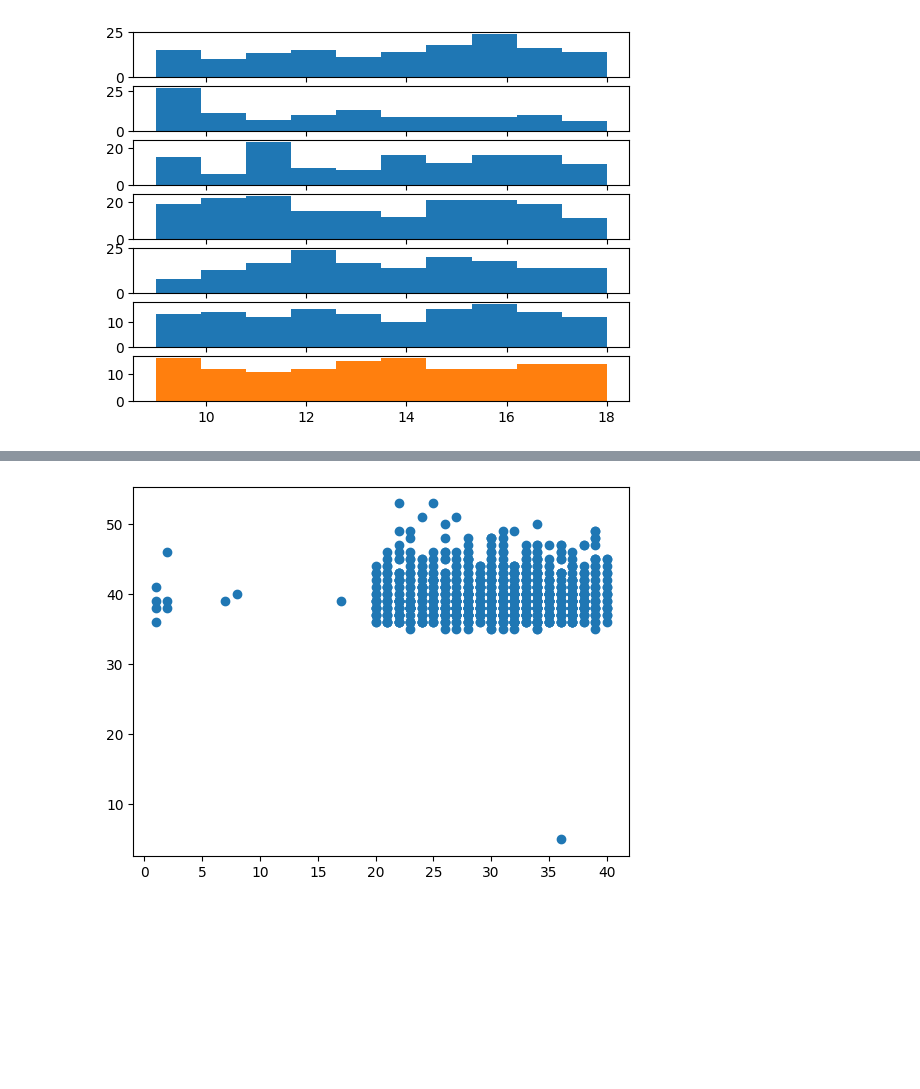
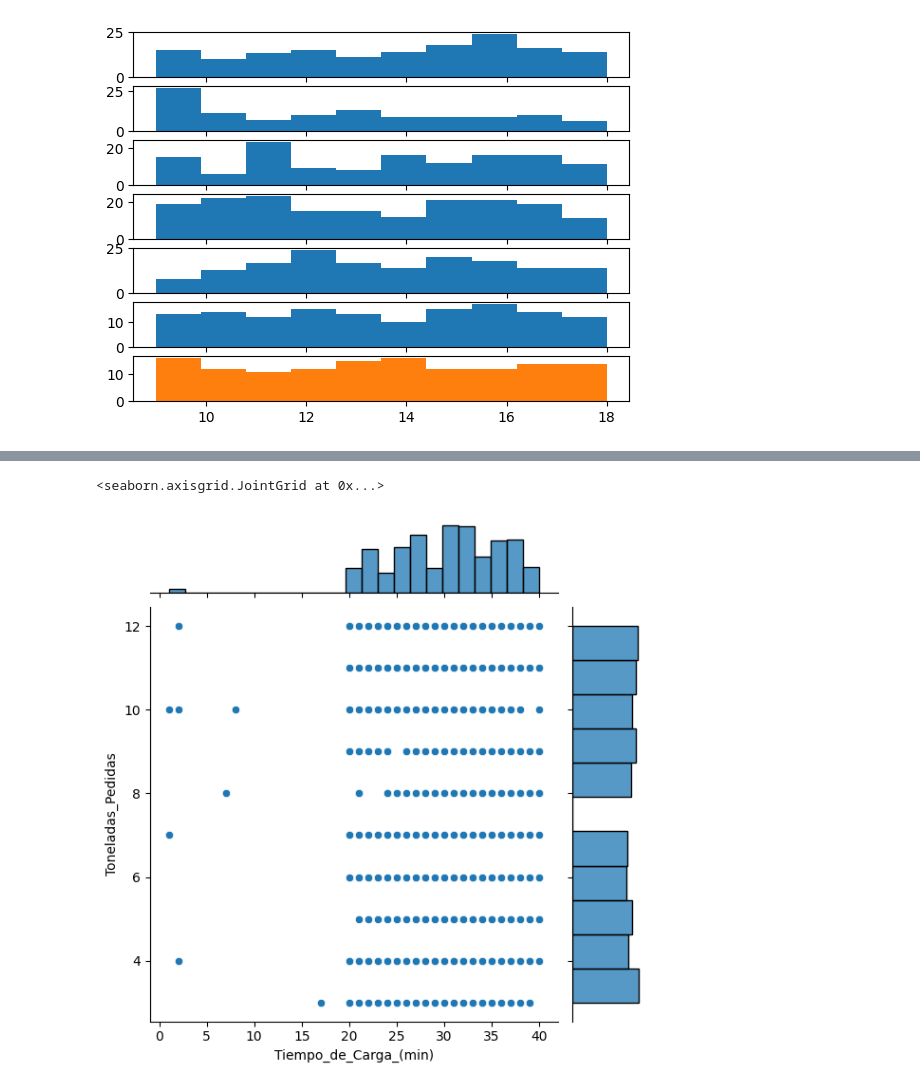
Before and after one commit to rodrigoamor5/TP1_Operativa_III, a Jupyter notebook: Analisis.ipynb, the cells around one changed output, grey strips where cells are left out. Saved outputs shown, nothing was run; the diff lists cells and outputs as text; code cells hidden in the pictures; blank space fills up the shorter version.

```diff
--- a/Analisis.ipynb
+++ b/Analisis.ipynb
@@ -424,7 +452,6 @@ plt.show()
 # %%
-#plt.scatter(x = df['Tiempo_de_Carga_(min)'], y = df['Tiempo_de_Entrega_(min)'])
-outlier_eliminados = df[(df['Tiempo_de_Carga_(min)'] < 100) & (df['Tiempo_de_Entrega_(min)'] < 100) ]
-plt.scatter(x = outlier_eliminados['Tiempo_de_Carga_(min)'], y = outlier_eliminados['Tiempo_de_Entrega_(min)'])
-plt.show()
+
+sns.jointplot(data=df[(df['Tiempo_de_Carga_(min)']< 100) & (df['Tiempo_de_Entrega_(min)'] < 100) & (df['Toneladas_Pedidas'] < 20) ], x="Tiempo_de_Carga_(min)", y='Toneladas_Pedidas')
 # %% [output]
+<seaborn.axisgrid.JointGrid at 0x...>
-[figure, old version]
+[figure, new version]
```
Also changed, not shown: parts of 47 cells of this notebook, 8 other files.
